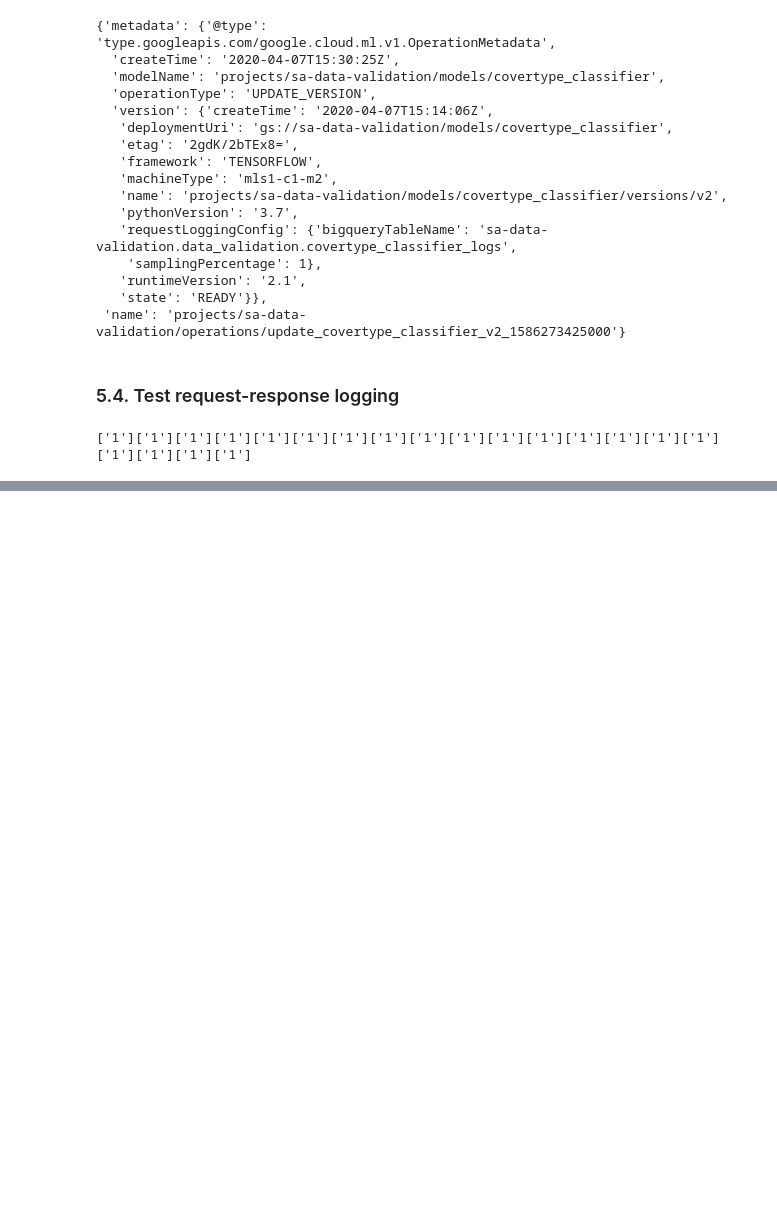
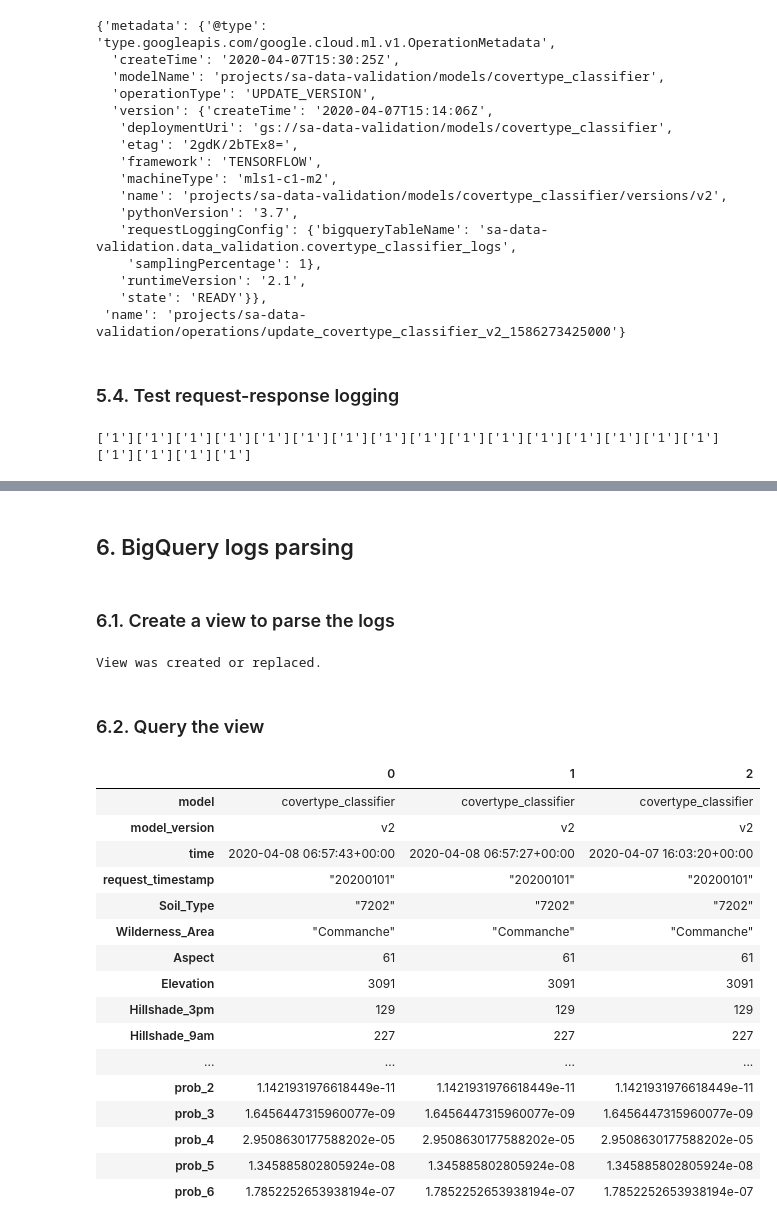
Before and after one commit to GoogleCloudPlatform/mlops-on-gcp, a Jupyter notebook: examples/caip-skew-detection/training_and_serving/00_covertype_training_serving.ipynb, the cells around one changed output, grey strips where cells are left out. Cells and saved outputs as stored; diff of their text form; code cells hidden in the pictures; blank space fills up the shorter version.

Commit message:
Adding view creation for parsing the logs

```diff
--- a/examples/caip-skew-detection/training_and_serving/00_covertype_training_serving.ipynb
+++ b/examples/caip-skew-detection/training_and_serving/00_covertype_training_serving.ipynb
@@ -841,0 +829,24 @@ for i in range(20):
+# %% [markdown]
+## 6. BigQuery logs parsing
+# %%
+view_name = "vw_"+BQ_TABLE_NAME+"_"+VERSION_NAME
+
+colum_names = ['request_timestamp'] + FEATURE_NAMES
+input_features = ', \r\n  '.join(colum_names)
+
+json_features_extraction = []
+for feature_name in colum_names:
+  s = "JSON_EXTRACT(instance, '$.{}')".format(feature_name)
+  if feature_name in NUMERIC_FEATURE_NAMES:
+    s = "CAST({} AS NUMERIC)".format(s)
+  s += " AS {}".format(feature_name)
+  json_features_extraction.append(s)
+json_features_extraction = ', \r\n    '.join(json_features_extraction)
+
+class_probability_pivoting = []
+for class_index, class_label in enumerate(FEATURE_LABELS):
+  s = "MAX(IF(class_index = {}, class_probability, NULL)) as prob_{}".format(class_index, class_label)
+  class_probability_pivoting.append(s)
+class_probability_pivoting = ', \r\n  '.join(class_probability_pivoting)
+# %% [markdown]
+### 6.1. Create a view to parse the logs
@@ -841,0 +944,34 @@ for i in range(20):
+# %%
+client.query(query = sql_script)
+print("View was created or replaced.")
+# %% [output]
+View was created or replaced.
+# %% [markdown]
+### 6.2. Query the view
+# %%
+query = '''
+  SELECT * FROM
+  `{}.{}`
+  LIMIT {}
+'''.format(BQ_DATASET_NAME, view_name, 3)
+
+pd.io.gbq.read_gbq(
+    query, project_id=PROJECT).T
+# %% [output]
+|  | 0 | 1 | 2 |
+| model | covertype_classifier | covertype_classifier | covertype_classifier |
+| model_version | v2 | v2 | v2 |
+| time | 2020-04-08 06:57:43+00:00 | 2020-04-08 06:57:27+00:00 | 2020-04-07 16:03:20+00:00 |
+| request_timestamp | "20200101" | "20200101" | "20200101" |
+| Soil_Type | "7202" | "7202" | "7202" |
+| Wilderness_Area | "Commanche" | "Commanche" | "Commanche" |
+| Aspect | 61 | 61 | 61 |
+| Elevation | 3091 | 3091 | 3091 |
+| Hillshade_3pm | 129 | 129 | 129 |
+| Hillshade_9am | 227 | 227 | 227 |
+| ... | ... | ... | ... |
+| prob_2 | 1.1421931976618449e-11 | 1.1421931976618449e-11 | 1.1421931976618449e-11 |
+| prob_3 | 1.6456447315960077e-09 | 1.6456447315960077e-09 | 1.6456447315960077e-09 |
+| prob_4 | 2.9508630177588202e-05 | 2.9508630177588202e-05 | 2.9508630177588202e-05 |
+| prob_5 | 1.345885802805924e-08 | 1.345885802805924e-08 | 1.345885802805924e-08 |
+| prob_6 | 1.7852252653938194e-07 | 1.7852252653938194e-07 | 1.7852252653938194e-07 |
```
Also changed, not shown: parts of 15 cells of this notebook.
